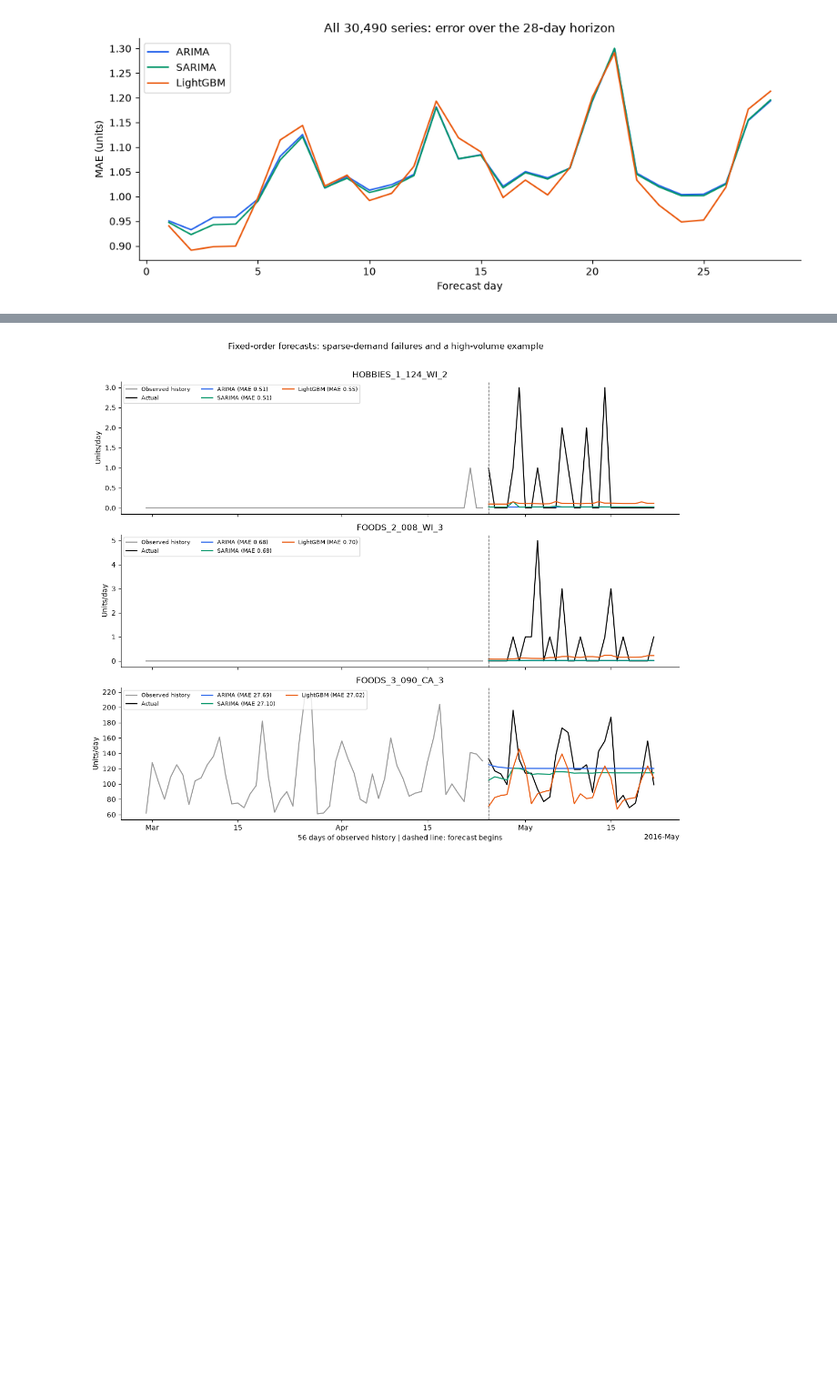
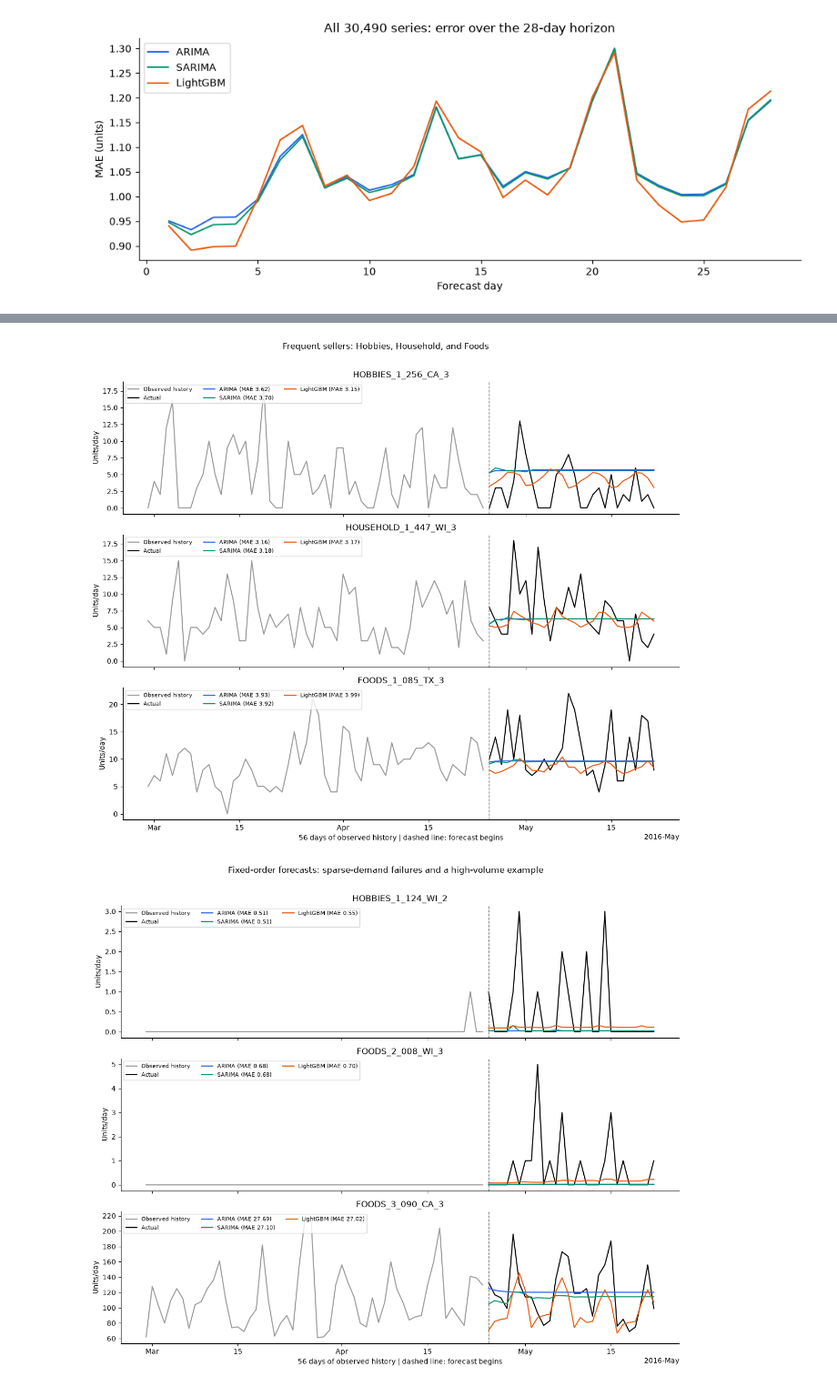
Before and after one commit to rebel47/Machine-Learning-Project, a Jupyter notebook: Project 1/notebooks/evaluation/04_error_analysis.ipynb, the cells around one changed output, grey strips where cells are left out. Shown at 91% size. Saved outputs shown, nothing was run; the diff lists cells and outputs as text; code cells hidden in the pictures; blank space fills up the shorter version.

Commit message:
Add frequent-seller forecast examples across retail categories

```diff
--- a/Project 1/notebooks/evaluation/04_error_analysis.ipynb
+++ b/Project 1/notebooks/evaluation/04_error_analysis.ipynb
@@ -185,0 +161,15 @@ display(example_errors.round(3))
+# %%
+selection_end=min(config['development_cutoffs'])
+selection_history=sales[panel_rows,selection_end-90:selection_end]
+selling_rate=(selection_history>0).mean(axis=1)
+selection_mean=selection_history.mean(axis=1)
+eligible=selling_rate>=0.95
+frequent_examples=[]
+for category in ['HOBBIES','HOUSEHOLD','FOODS']:
+    candidates=np.flatnonzero(eligible & panel.cat_id.eq(category).to_numpy())
+    ranked=candidates[np.argsort(selection_mean[candidates],kind='stable')]
+    frequent_examples.append(int(ranked[len(ranked)//2]))
+print(f'{eligible.sum():,} series sold on at least 95% of the preceding 90 days.')
+display(panel.iloc[frequent_examples][['series_id','cat_id']].assign(
+    selling_days=(selection_history[frequent_examples]>0).sum(axis=1),
+    mean_units=selection_mean[frequent_examples]))
@@ -185,0 +185,12 @@ display(example_errors.round(3))
+# %%
+example_records=[]
+for position in dict.fromkeys([*frequent_examples,*examples]):
+    history=sales[panel_rows[position],cutoff-728:cutoff].astype('float64')
+    for name,values in predictions.items():
+        errors=values[position]-actual[position].astype('float64')
+        example_records.append(dict(series=panel.series_id.iloc[position],model=name,
+            training_mean_728=history.mean(),training_mean_56=history[-56:].mean(),
+            actual_mean=actual[position].mean(),forecast_mean=values[position].mean(),
+            mae=np.abs(errors).mean(),rmse=np.sqrt(np.mean(errors**2))))
+example_errors=pd.DataFrame(example_records)
+display(example_errors.round(3))
@@ -199,6 +228,18 @@ def plot_example(ax,position):
     ax.axvline(dates.iloc[0],color='0.4',ls='--',lw=1)
     ax.set(title=panel.series_id.iloc[position],ylabel='Units/day')
     ax.legend(ncol=3,fontsize=8,loc='upper left')
+# %%
+fig,axes=plt.subplots(3,1,figsize=(12,10),sharex=True)
+for ax,position in zip(axes,frequent_examples):
+    plot_example(ax,position)
+locator=mdates.AutoDateLocator(minticks=5,maxticks=8)
+axes[-1].xaxis.set_major_locator(locator)
+axes[-1].xaxis.set_major_formatter(mdates.ConciseDateFormatter(locator))
+axes[-1].set_xlabel('56 days of observed history | dashed line: forecast begins')
+fig.suptitle('Frequent sellers: Hobbies, Household, and Foods',y=1.01)
+save_figure(data,'comparison_04_frequent_sellers')
+# %% [output]
+[figure, added]
 # %%
 fig,axes=plt.subplots(3,1,figsize=(12,10),sharex=True)
 for ax,position in zip(axes,examples):
```
Also changed, not shown: parts of 9 cells of this notebook, 2 other files.
